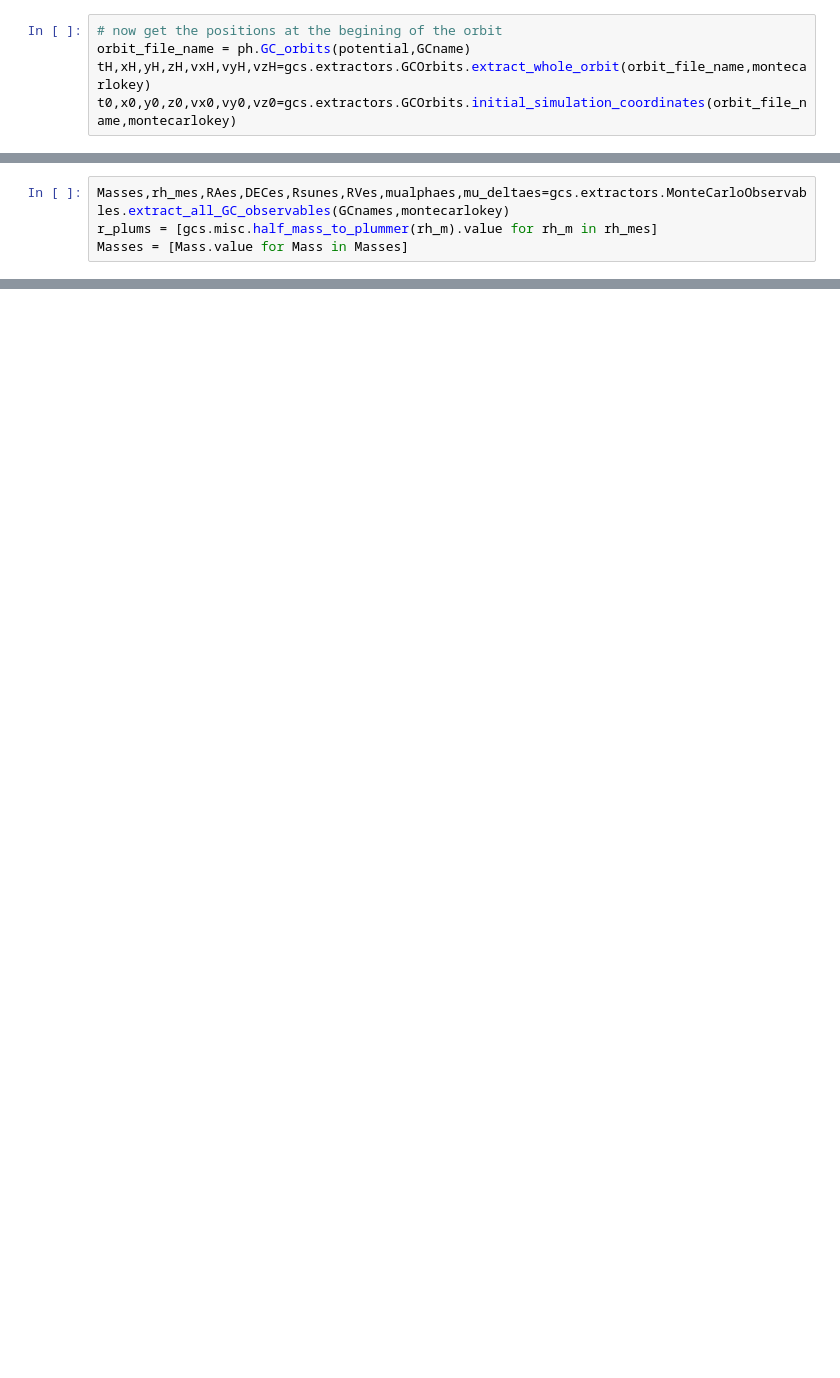
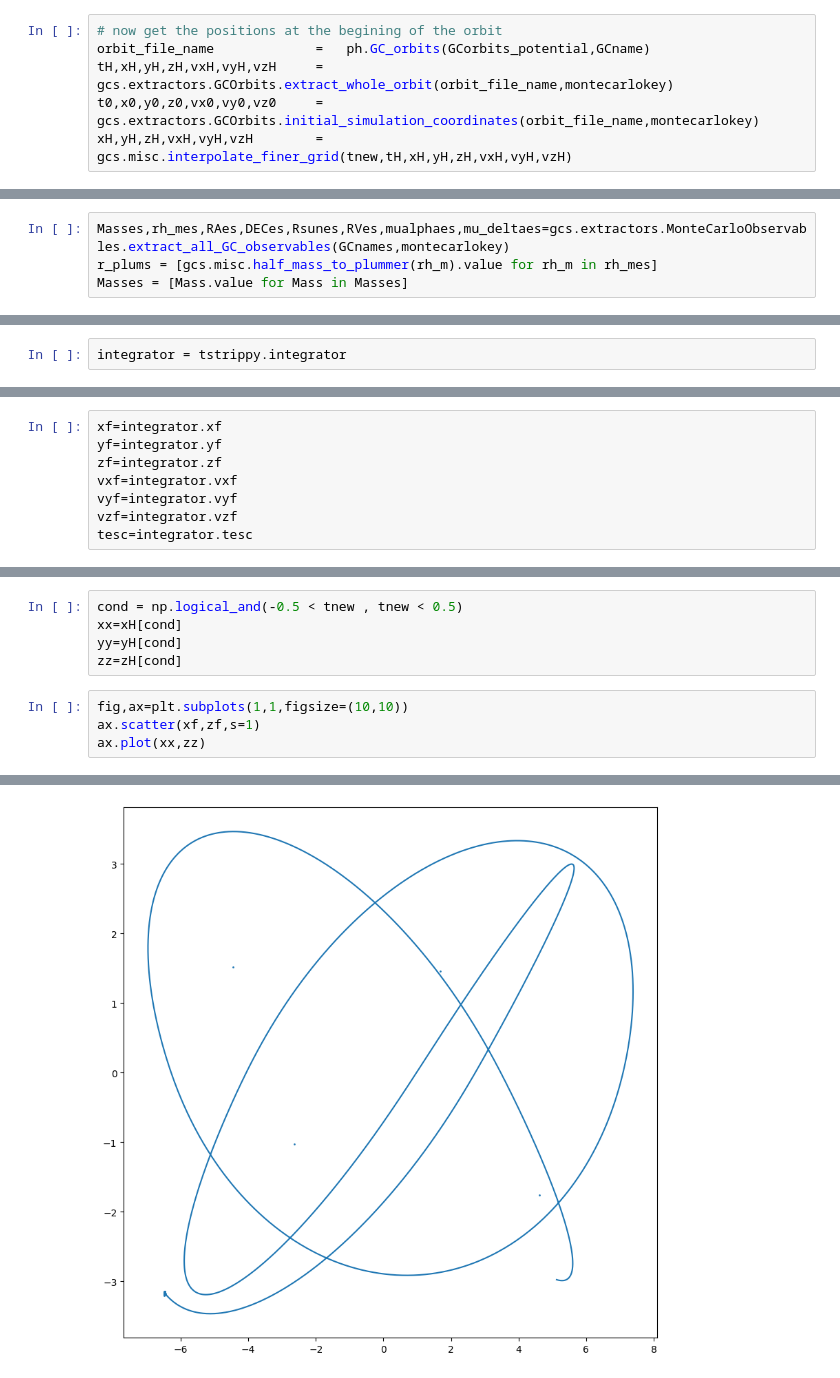
Before and after one commit to salvatore-ferrone/gcs, a Jupyter notebook: particle_integration/scrap.ipynb, the cells around one changed output, grey strips where cells are left out. Saved outputs shown, nothing was run; the diff lists cells and outputs as text; blank space fills up the shorter version.

Commit message:
I can load the integrator arguments sucessfully

```diff
--- a/particle_integration/scrap.ipynb
+++ b/particle_integration/scrap.ipynb
@@ -26,7 +38,8 @@ load the host orbit
 # %%
 # now get the positions at the begining of the orbit
-orbit_file_name = ph.GC_orbits(potential,GCname)
-tH,xH,yH,zH,vxH,vyH,vzH=gcs.extractors.GCOrbits.extract_whole_orbit(orbit_file_name,montecarlokey)
-t0,x0,y0,z0,vx0,vy0,vz0=gcs.extractors.GCOrbits.initial_simulation_coordinates(orbit_file_name,montecarlokey)
+orbit_file_name             =   ph.GC_orbits(GCorbits_potential,GCname)
+tH,xH,yH,zH,vxH,vyH,vzH     =   gcs.extractors.GCOrbits.extract_whole_orbit(orbit_file_name,montecarlokey)
+t0,x0,y0,z0,vx0,vy0,vz0     =   gcs.extractors.GCOrbits.initial_simulation_coordinates(orbit_file_name,montecarlokey)
+xH,yH,zH,vxH,vyH,vzH        =   gcs.misc.interpolate_finer_grid(tnew,tH,xH,yH,zH,vxH,vyH,vzH)
 # %% [markdown]
 load the host's Mass and size
@@ -57,0 +64,2 @@ xH,yH,zH,vxH,vyH,vzH=gcs.misc.interpolate_finer_grid(tnew,tH,xH,yH,zH,vxH,vyH,vz
+# %%
+integrator = tstrippy.integrator
@@ -57,0 +75,8 @@ xH,yH,zH,vxH,vyH,vzH=gcs.misc.interpolate_finer_grid(tnew,tH,xH,yH,zH,vxH,vyH,vz
+# %%
+xf=integrator.xf
+yf=integrator.yf
+zf=integrator.zf
+vxf=integrator.vxf
+vyf=integrator.vyf
+vzf=integrator.vzf
+tesc=integrator.tesc
@@ -60,0 +92,10 @@ xH,yH,zH,vxH,vyH,vzH=gcs.misc.interpolate_finer_grid(tnew,tH,xH,yH,zH,vxH,vyH,vz
+# %%
+cond = np.logical_and(-0.5 < tnew , tnew < 0.5)
+xx=xH[cond]
+yy=yH[cond]
+zz=zH[cond]
+# %%
+fig,ax=plt.subplots(1,1,figsize=(10,10))
+ax.scatter(xf,zf,s=1)
+ax.plot(xx,zz)
+# %% [output]
@@ -60,0 +103 @@ xH,yH,zH,vxH,vyH,vzH=gcs.misc.interpolate_finer_grid(tnew,tH,xH,yH,zH,vxH,vyH,vz
+[figure, added]
```
Also changed, not shown: parts of 18 cells of this notebook, 1 other file.
